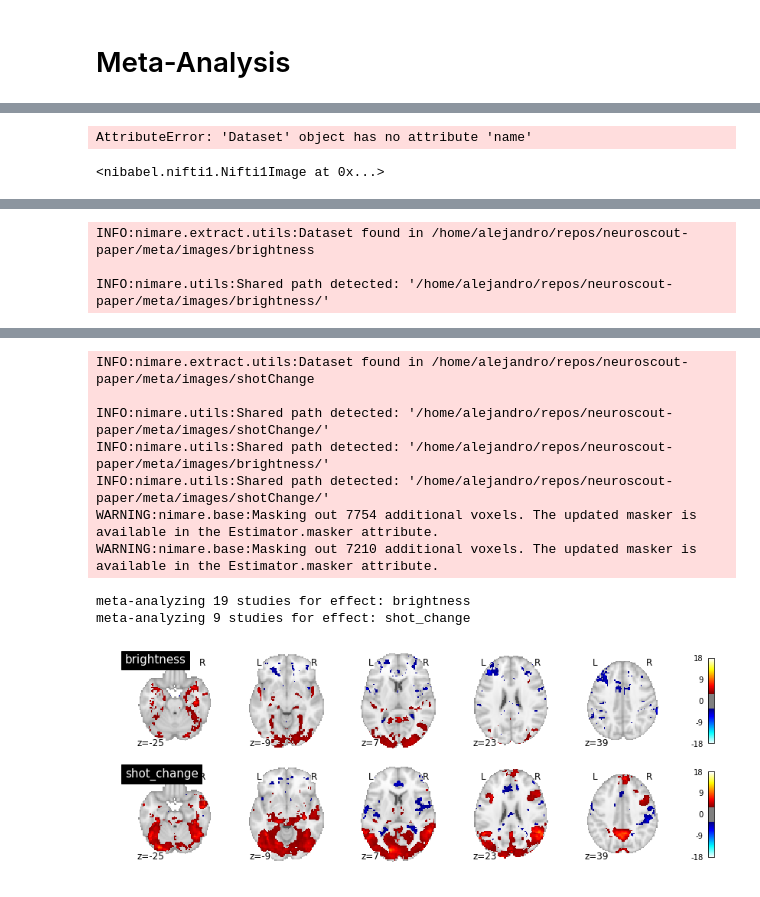
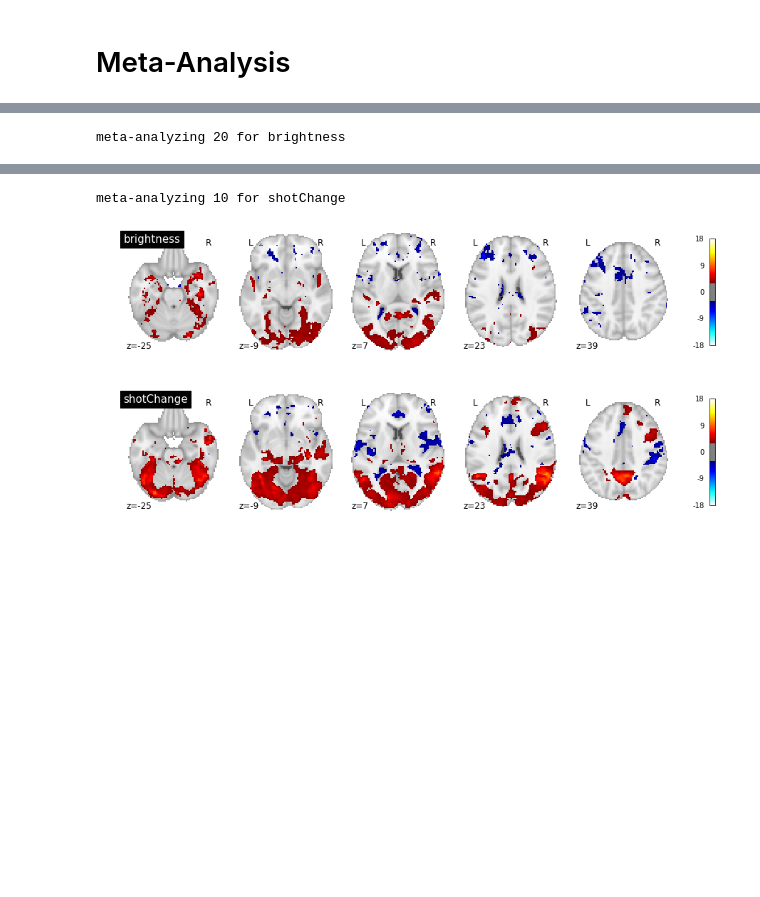
Before and after one commit to rbroc/neuroscout-paper, a Jupyter notebook: meta/01 - basic features.ipynb, the cells around one changed output, grey strips where cells are left out. Saved outputs shown, nothing was run; the diff lists cells and outputs as text; code cells hidden in the pictures; blank space fills up the shorter version.

```diff
--- a/meta/01 - basic features.ipynb
+++ b/meta/01 - basic features.ipynb
@@ -16,6 +17,7 @@ sys.path.append("..")
 # Single-predictor models for key features
 Meta-analyses of 16 different features: 11 ClarifAI labels, 3 other visual features (face detection, brightness, and shot change), and 2 audio features (overall volume, and presence of speech). Each model contains only the target feature plus standard nuisance covariates.
 # %%
-json_data = json.load((Path('../models') / 'single_predictor.json').open())
+single_predictors = json.load(open('../models/single_predictor.json'))
+ns = Neuroscout()
 # %% [markdown]
 # Meta-Analysis
@@ -35,8 +23,0 @@ WARNING:nimare.base:Masking out 7754 additional voxels. The updated masker is av
-# %%
-dataset.
-# %% [output]
-AttributeError: 'Dataset' object has no attribute 'name'
-# %%
-eff_img
-# %% [output]
-<nibabel.nifti1.Nifti1Image at 0x...>
@@ -47,8 +24,8 @@ auditory = ['speech', 'rms']
 # %%
-visual_imgs = process_set('sp', json_data={k:v for k,v in json_data.items() if k in other_visual},
-                          download=True, overwrite=True,
-                          collection_kwargs={'estimator': 'afni'},
-                          exclude=['movieDM'],
-                          plot_kwargs=dict(vmax=18, cut_coords=range(-25, 55, 16), threshold=3.29)
-                         )
+for label in ['brightness', 'shot_change']:
+    analyze_dataset(
+        in single_predictors[label],
+        collection_kwargs={'estimator': 'afni'},
+        plot_kwargs=dict(vmax=18, cut_coords=range(-25, 55, 16), threshold=3.29)
+    )
 # %% [output]
@@ -56,3 +34 @@ Downloading maps for effect 'brightness'...
-INFO:nimare.extract.utils:Dataset found in /home/alejandro/repos/neuroscout-paper/meta/images/brightness
-
-INFO:nimare.utils:Shared path detected: '/home/alejandro/repos/neuroscout-paper/meta/images/brightness/'
+meta-analyzing 20 for brightness
@@ -60,10 +37,3 @@ Downloading maps for effect 'shot_change'...
-INFO:nimare.extract.utils:Dataset found in /home/alejandro/repos/neuroscout-paper/meta/images/shotChange
-
-INFO:nimare.utils:Shared path detected: '/home/alejandro/repos/neuroscout-paper/meta/images/shotChange/'
-INFO:nimare.utils:Shared path detected: '/home/alejandro/repos/neuroscout-paper/meta/images/brightness/'
-INFO:nimare.utils:Shared path detected: '/home/alejandro/repos/neuroscout-paper/meta/images/shotChange/'
-WARNING:nimare.base:Masking out 7754 additional voxels. The updated masker is available in the Estimator.masker attribute.
-WARNING:nimare.base:Masking out 7210 additional voxels. The updated masker is available in the Estimator.masker attribute.
+meta-analyzing 10 for shotChange
-meta-analyzing 19 studies for effect: brightness
-meta-analyzing 9 studies for effect: shot_change
-[figure, old version]
+[figure, new version]
+[figure, added]
```
Also changed, not shown: parts of 15 cells of this notebook, 1 other file.
